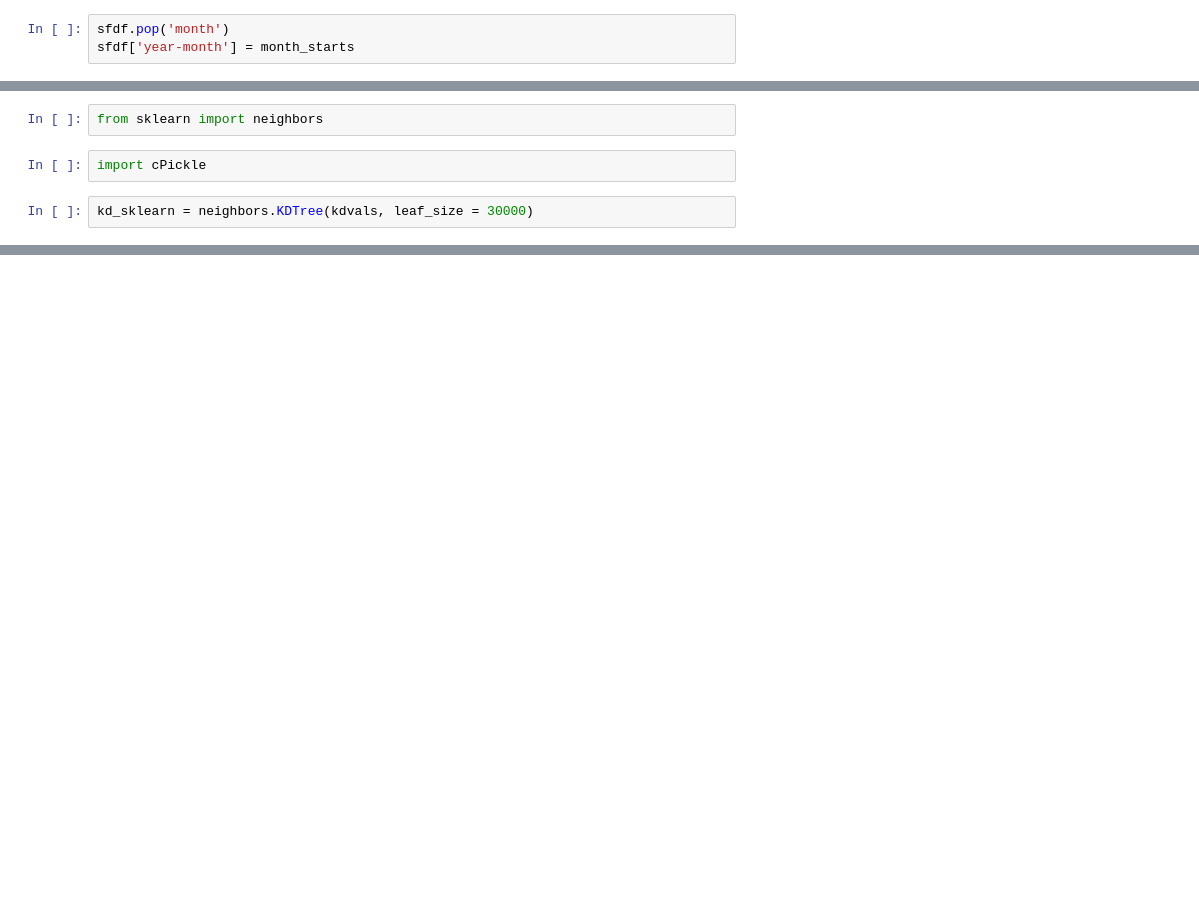
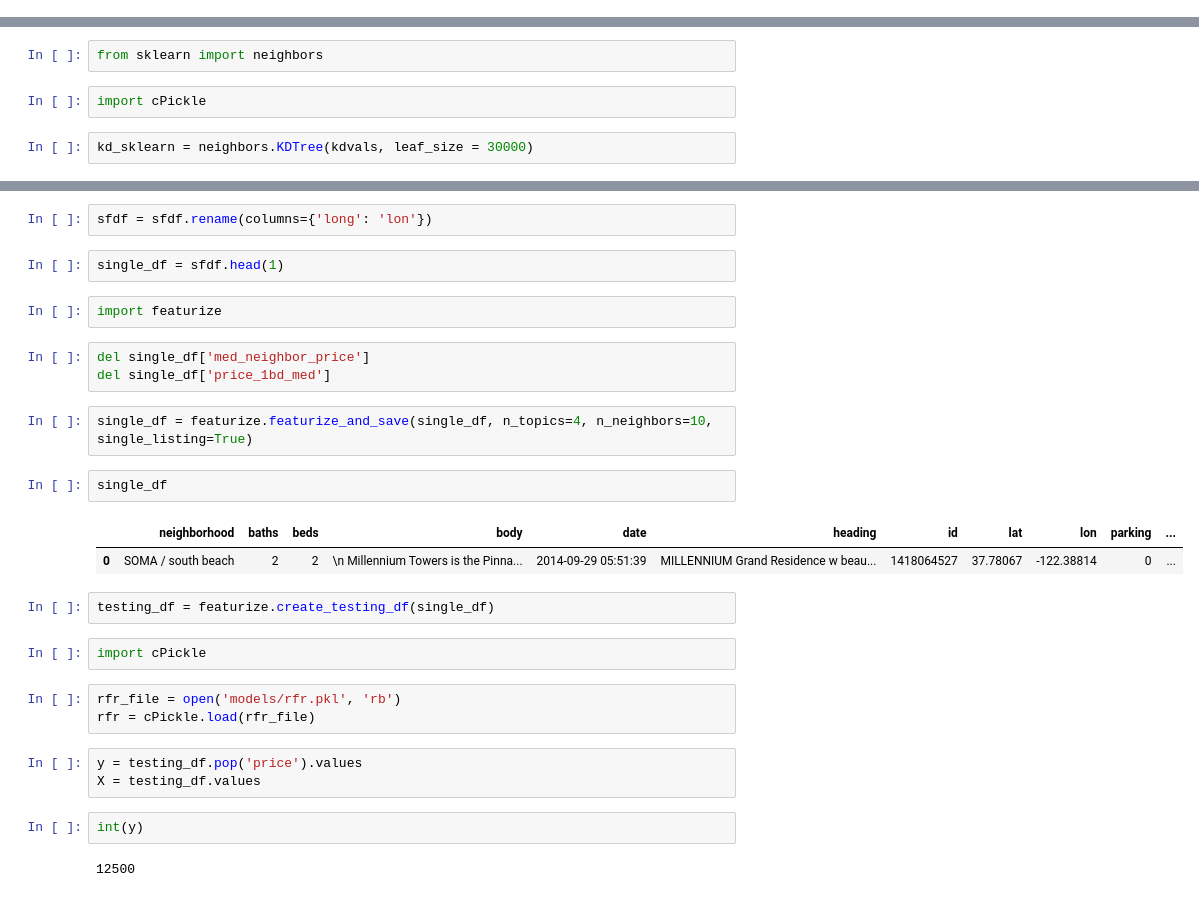
Before and after one commit to jonoleson/PriceMyRental, a Jupyter notebook: rental_data_eda.ipynb, the cells around one changed output, grey strips where cells are left out. Cells and saved outputs as stored; diff of their text form; blank space fills up the shorter version.

```diff
--- a/rental_data_eda.ipynb
+++ b/rental_data_eda.ipynb
@@ -113,3 +45,0 @@ month_starts = [x[:7] for x in sfdf['date']]
-# %%
-sfdf.pop('month')
-sfdf['year-month'] = month_starts
@@ -303,0 +107,30 @@ RMSE is  719.92879914
+# %%
+sfdf = sfdf.rename(columns={'long': 'lon'})
+# %%
+single_df = sfdf.head(1)
+# %%
+import featurize
+# %%
+del single_df['med_neighbor_price']
+del single_df['price_1bd_med']
+# %%
+single_df = featurize.featurize_and_save(single_df, n_topics=4, n_neighbors=10, single_listing=True)
+# %%
+single_df
+# %% [output]
+|  | neighborhood | baths | beds | body | date | heading | id | lat | lon | parking | ... |
+| 0 | SOMA / south beach | 2 | 2 | \n Millennium Towers is the Pinna... | 2014-09-29 05:51:39 | MILLENNIUM Grand Residence w beau... | 1418064527 | 37.78067 | -122.38814 | 0 | ... |
+# %%
+testing_df = featurize.create_testing_df(single_df)
+# %%
+import cPickle
+# %%
+rfr_file = open('models/rfr.pkl', 'rb')
+rfr = cPickle.load(rfr_file)
+# %%
+y = testing_df.pop('price').values
+X = testing_df.values
+# %%
+int(y)
+# %% [output]
+12500
```
Also changed, not shown: parts of 44 cells of this notebook, 15 other files.
